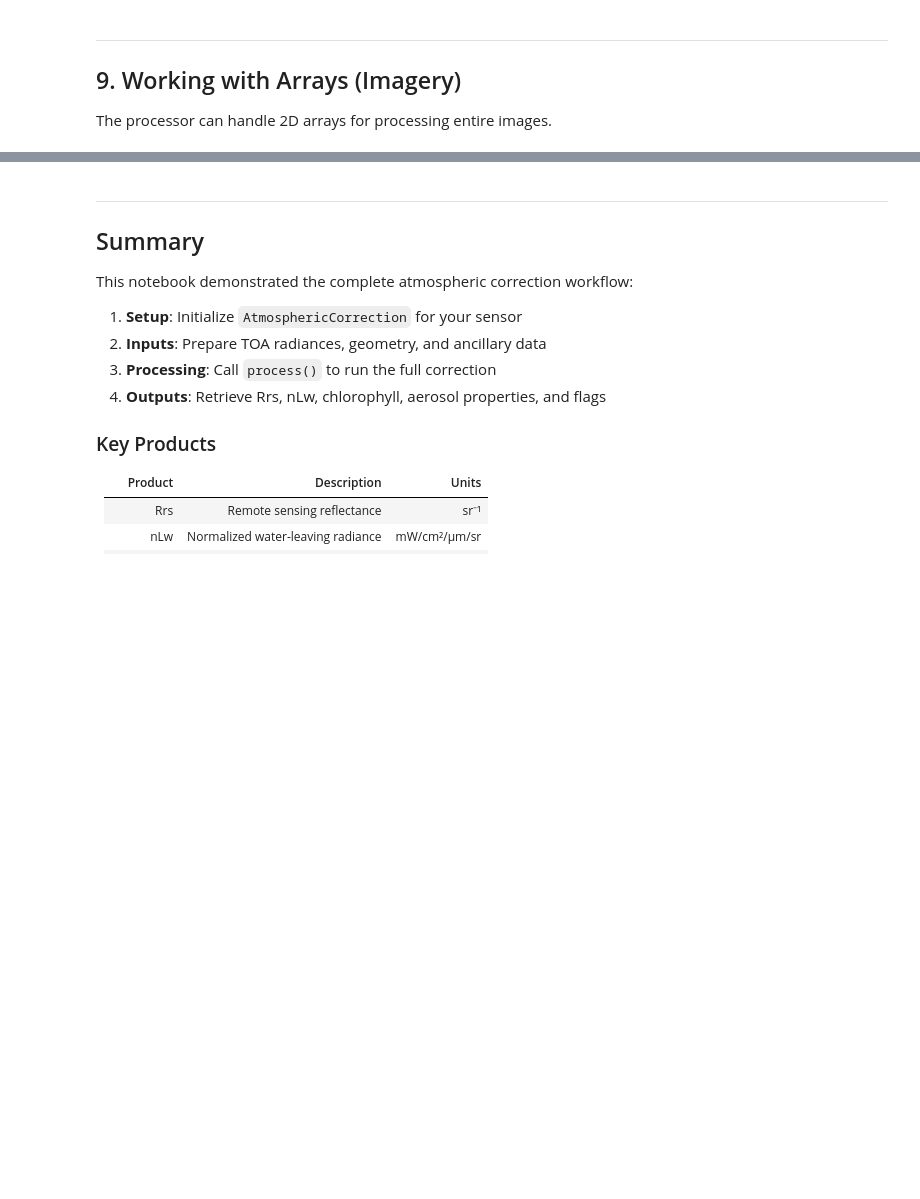
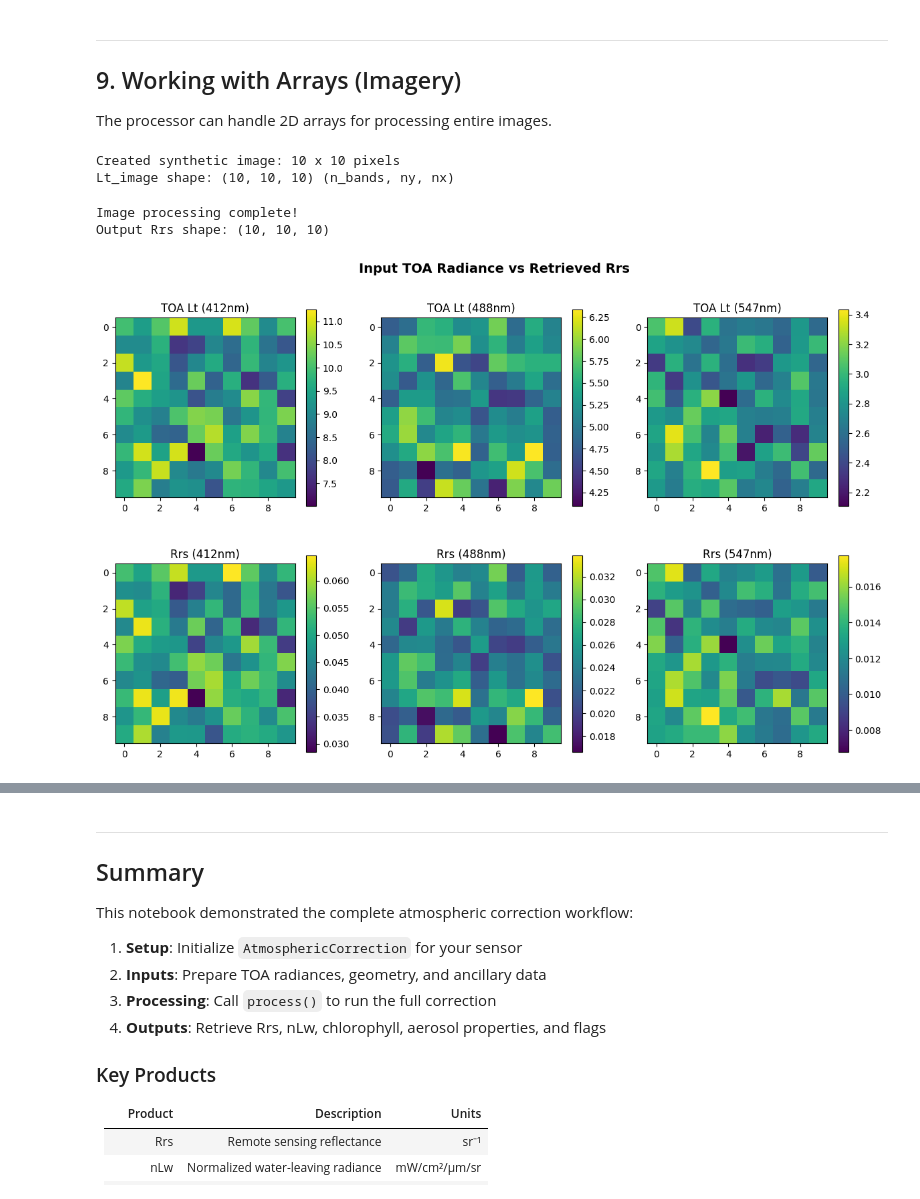
Before and after one commit to ocean-colour/correct-atmosphere, a Jupyter notebook: nb/04_full_correction.ipynb, the cells around one changed output, grey strips where cells are left out. Saved outputs shown, nothing was run; the diff lists cells and outputs as text; code cells hidden in the pictures; blank space fills up the shorter version.

```diff
--- a/nb/04_full_correction.ipynb
+++ b/nb/04_full_correction.ipynb
@@ -216,7 +268,7 @@ where $E_d$ is the downwelling irradiance at the surface. Units are sr⁻¹.
 # Display Rrs values
 print("Remote Sensing Reflectance (Rrs):")
 print("-" * 45)
-wavelengths = [412, 443, 490, 510, 555, 670, 765, 865]
+wavelengths = [412, 443, 469, 488, 531, 547, 667, 678, 748, 869]
 
 for i, wl in enumerate(wavelengths):
     rrs_val = result.rrs[i]
@@ -244,7 +311,7 @@ nLw is the water-leaving radiance normalized to reference conditions (sun at zen
 # Display nLw values
 print("Normalized Water-Leaving Radiance (nLw):")
 print("-" * 50)
-wavelengths = [412, 443, 490, 510, 555, 670, 765, 865]
+wavelengths = [412, 443, 469, 488, 531, 547, 667, 678, 748, 869]
 
 for i, wl in enumerate(wavelengths):
     nlw_val = result.nLw[i]
@@ -255,11 +335,11 @@ for i, wl in enumerate(wavelengths):
 # Aerosol path radiance
 print("Aerosol Path Radiance (La):")
 print("-" * 45)
-wavelengths = [412, 443, 490, 510, 555, 670, 765, 865]
+wavelengths = [412, 443, 469, 488, 531, 547, 667, 678, 748, 869]
 
 for i, wl in enumerate(wavelengths):
     la_val = result.La[i]
     print(f"  Band {i+1} ({wl}nm): La = {la_val:.4f}")
 
-print(f"\nAerosol Optical Thickness at 865nm: {result.taua[-1]:.4f}")
+print(f"\nAerosol Optical Thickness at 869nm: {result.taua[-1]:.4f}")
 print(f"Angstrom Exponent: {result.angstrom:.3f}")
@@ -387,10 +499,10 @@ The processor can handle 2D arrays for processing entire images.
 # %%
 # Create a small synthetic image (10x10 pixels)
 ny, nx = 10, 10
-n_bands = 8
+n_bands = 10
 
 # Create TOA radiance array with some spatial variation
-base_Lt = np.array([9.5, 7.5, 5.2, 4.0, 2.5, 1.0, 0.5, 0.3])
+base_Lt = np.array([9.5, 7.5, 6.3, 5.2, 3.5, 2.8, 1.0, 0.9, 0.5, 0.3])
 
 # Add some spatial variation: shape (n_bands, ny, nx)
 np.random.seed(42)
@@ -417,33 +529,41 @@ ancillary_image = AncillaryData(
 
 print(f"Created synthetic image: {ny} x {nx} pixels")
 print(f"Lt_image shape: {Lt_image.shape} (n_bands, ny, nx)")
+# %% [output]
+Created synthetic image: 10 x 10 pixels
+Lt_image shape: (10, 10, 10) (n_bands, ny, nx)
 # %%
 # Process the image
 result_image = ac.process(Lt_image, geometry_image, ancillary_image)
 
 print("Image processing complete!")
 print(f"Output Rrs shape: {result_image.rrs.shape}")
+# %% [output]
+Image processing complete!
+Output Rrs shape: (10, 10, 10)
 # %%
 # Visualize some output bands
 fig, axes = plt.subplots(2, 3, figsize=(12, 8))
 
-band_indices = [0, 2, 4]  # Bands 1, 3, 5
-wavelengths_to_show = [412, 490, 555]
+band_indices = [0, 3, 5]  # Bands 1 (412), 4 (488), 6 (547)
+wavelengths_to_show = [412, 488, 547]
 
 for i, (band_idx, wl) in enumerate(zip(band_indices, wavelengths_to_show)):
     # TOA radiance
     im1 = axes[0, i].imshow(Lt_image[band_idx], cmap='viridis')
     axes[0, i].set_title(f'TOA Lt ({wl}nm)')
     plt.colorbar(im1, ax=axes[0, i], shrink=0.8)
 
     # Retrieved Rrs
     im2 = axes[1, i].imshow(result_image.rrs[band_idx], cmap='viridis')
     axes[1, i].set_title(f'Rrs ({wl}nm)')
     plt.colorbar(im2, ax=axes[1, i], shrink=0.8)
 
 plt.suptitle('Input TOA Radiance vs Retrieved Rrs', fontsize=14, fontweight='bold')
 plt.tight_layout()
 plt.show()
+# %% [output]
+[figure, added]
 # %%
 # Show chlorophyll map
 plt.figure(figsize=(8, 6))
```
Also changed, not shown: parts of 16 cells of this notebook, 8 other files.
